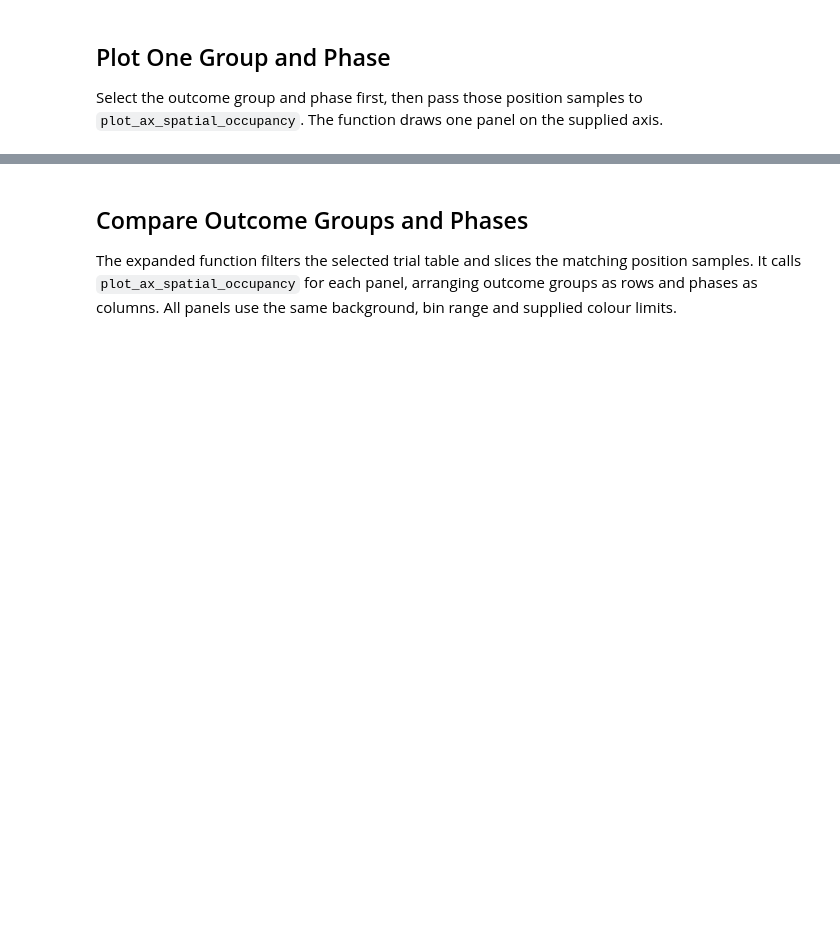
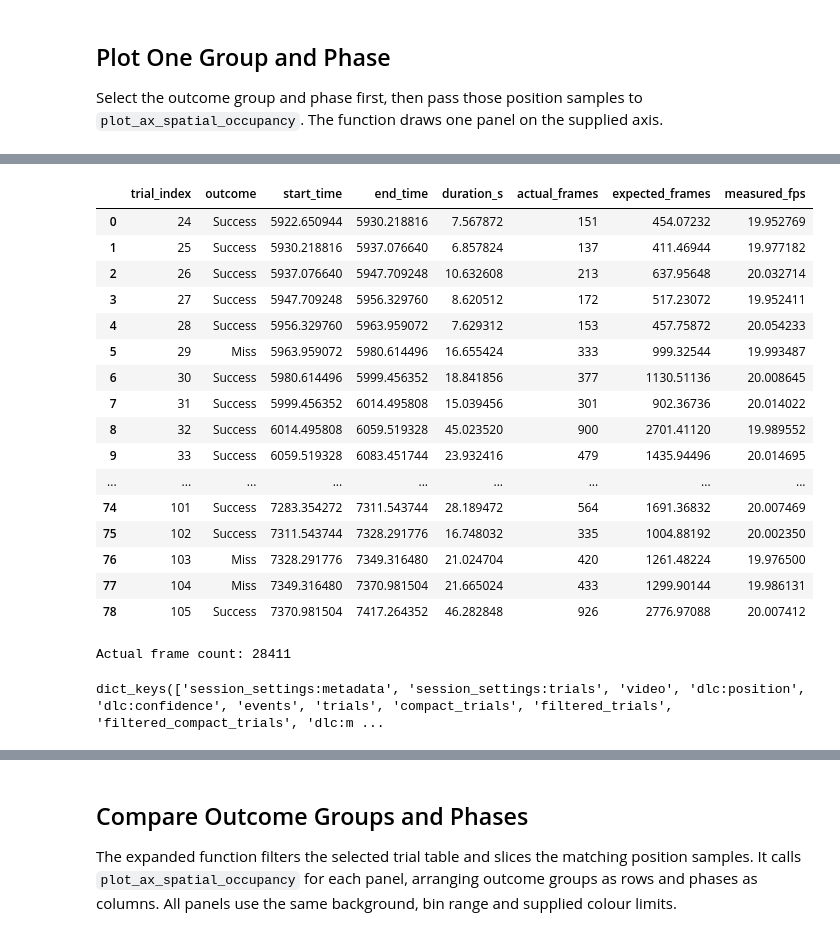
Before and after one commit to Keshavarzi-lab/data-conduit, a Jupyter notebook: src/movement_figures/Figures/Notebooks_v2/Spatial/spatial_occupancy.ipynb, the cells around one changed output, grey strips where cells are left out. Cells and saved outputs as stored; diff of their text form; code cells hidden in the pictures; blank space fills up the shorter version.

```diff
--- a/src/movement_figures/Figures/Notebooks_v2/Spatial/spatial_occupancy.ipynb
+++ b/src/movement_figures/Figures/Notebooks_v2/Spatial/spatial_occupancy.ipynb
@@ -277,0 +317,14 @@ display(pd.Series(panel_trials, name="Number of selected trials"))
+# %%
+trial_durations = selected_trials[
+    ["trial_index", "outcome", "start_time", "end_time"]
+].copy()
+
+trial_durations["duration_s"] = (
+    trial_durations["end_time"] - trial_durations["start_time"]
+)
+
+display(trial_durations)
+
+print(f"Total trial duration: {trial_durations['duration_s'].sum():.2f} seconds")
+
+print(f'expected frame count: {trial_durations["duration_s"].sum() * 60:.0f} frames')
@@ -277,0 +351,43 @@ display(pd.Series(panel_trials, name="Number of selected trials"))
+# %%
+# Extract position samples for each trial, matching session and time range.
+trial_points = slice_stream_per_trial(
+    stream=streams["dlc:position"],
+    trials=selected_trials,
+    segment="trial",
+    time_coord="Time",
+)
+
+trial_durations["actual_frames"] = [
+    points.sizes["Time"] for points in trial_points
+]
+trial_durations["expected_frames"] = trial_durations["duration_s"] * 60
+trial_durations["measured_fps"] = (
+    trial_durations["actual_frames"] / trial_durations["duration_s"]
+)
+
+display(trial_durations)
+
+print(f"Actual frame count: {trial_durations['actual_frames'].sum()}")
+# %% [output]
+|  | trial_index | outcome | start_time | end_time | duration_s | actual_frames | expected_frames | measured_fps |
+| 0 | 24 | Success | 5922.650944 | 5930.218816 | 7.567872 | 151 | 454.07232 | 19.952769 |
+| 1 | 25 | Success | 5930.218816 | 5937.076640 | 6.857824 | 137 | 411.46944 | 19.977182 |
+| 2 | 26 | Success | 5937.076640 | 5947.709248 | 10.632608 | 213 | 637.95648 | 20.032714 |
+| 3 | 27 | Success | 5947.709248 | 5956.329760 | 8.620512 | 172 | 517.23072 | 19.952411 |
+| 4 | 28 | Success | 5956.329760 | 5963.959072 | 7.629312 | 153 | 457.75872 | 20.054233 |
+| 5 | 29 | Miss | 5963.959072 | 5980.614496 | 16.655424 | 333 | 999.32544 | 19.993487 |
+| 6 | 30 | Success | 5980.614496 | 5999.456352 | 18.841856 | 377 | 1130.51136 | 20.008645 |
+| 7 | 31 | Success | 5999.456352 | 6014.495808 | 15.039456 | 301 | 902.36736 | 20.014022 |
+| 8 | 32 | Success | 6014.495808 | 6059.519328 | 45.023520 | 900 | 2701.41120 | 19.989552 |
+| 9 | 33 | Success | 6059.519328 | 6083.451744 | 23.932416 | 479 | 1435.94496 | 20.014695 |
+| ... | ... | ... | ... | ... | ... | ... | ... | ... |
+| 74 | 101 | Success | 7283.354272 | 7311.543744 | 28.189472 | 564 | 1691.36832 | 20.007469 |
+| 75 | 102 | Success | 7311.543744 | 7328.291776 | 16.748032 | 335 | 1004.88192 | 20.002350 |
+| 76 | 103 | Miss | 7328.291776 | 7349.316480 | 21.024704 | 420 | 1261.48224 | 19.976500 |
+| 77 | 104 | Miss | 7349.316480 | 7370.981504 | 21.665024 | 433 | 1299.90144 | 19.986131 |
+| 78 | 105 | Success | 7370.981504 | 7417.264352 | 46.282848 | 926 | 2776.97088 | 20.007412 |
+Actual frame count: 28411
+# %%
+streams.keys()
+# %% [output]
+dict_keys(['session_settings:metadata', 'session_settings:trials', 'video', 'dlc:position', 'dlc:confidence', 'events', 'trials', 'compact_trials', 'filtered_trials', 'filtered_compact_trials', 'dlc:m ...
```
Also changed, not shown: parts of 9 cells of this notebook, 17 other files.
